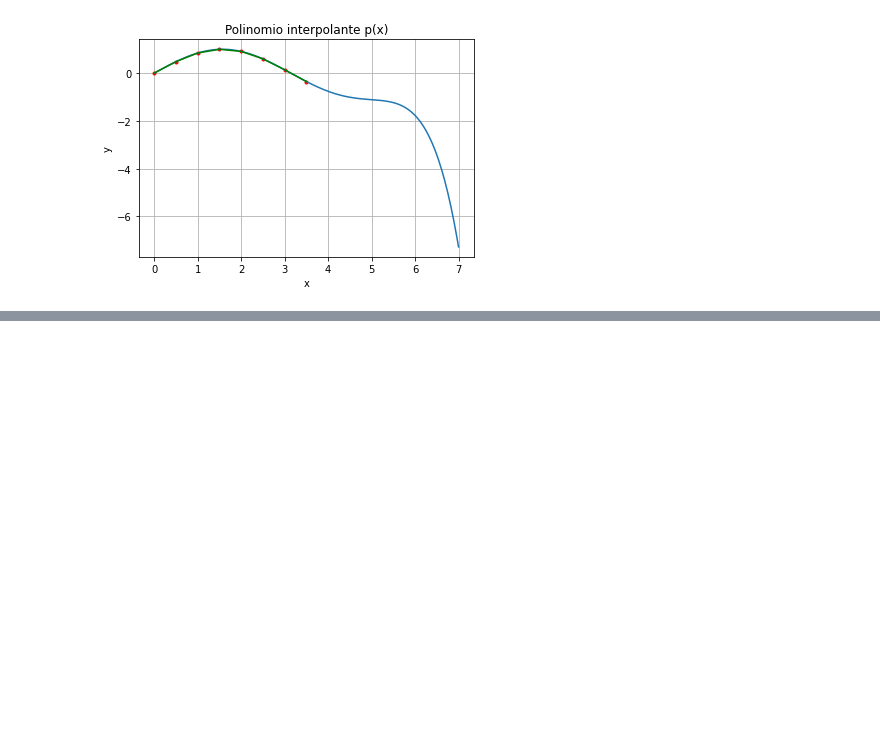
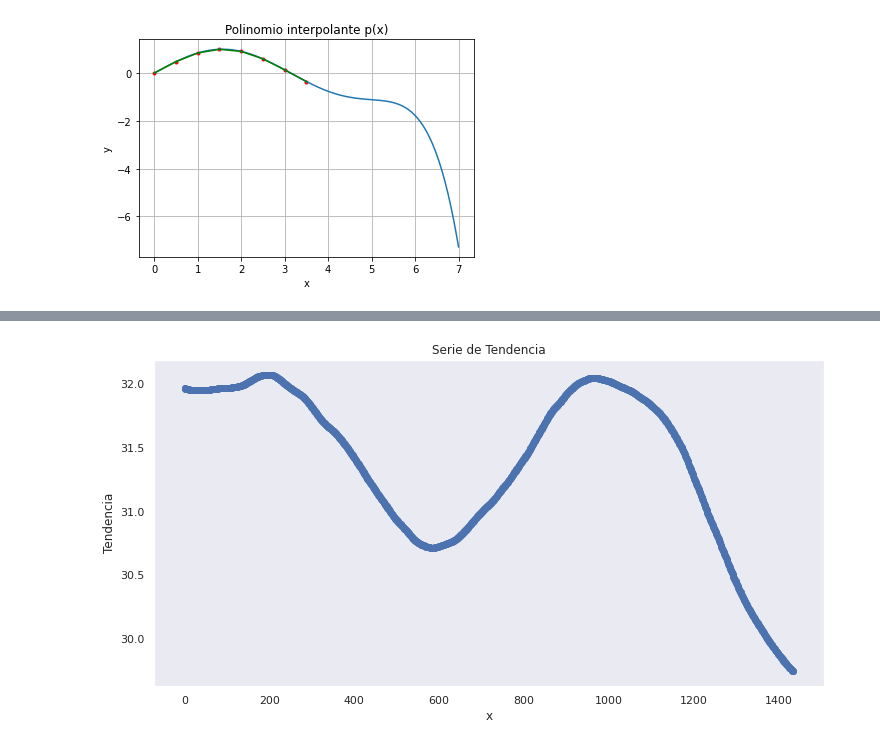
Before and after one commit to Carlos8abl/F-sica-Computacional, a Jupyter notebook: Actividad 7/Actividad 7.ipynb, the cells around one changed output, grey strips where cells are left out. Saved outputs shown, nothing was run; the diff lists cells and outputs as text; code cells hidden in the pictures; blank space fills up the shorter version.

```diff
--- a/Actividad 7/Actividad 7.ipynb
+++ b/Actividad 7/Actividad 7.ipynb
@@ -309,0 +362,12 @@ plt.show()
+# %%
+N = 1435
+x = np.arange(0,N)
+y = trendMax
+plt.scatter(x,y);
+plt.grid()
+plt.title('Serie de Tendencia')
+plt.xlabel('x')
+plt.ylabel('Tendencia')
+plt.show()
+# %% [output]
+[figure, added]
```
Also changed, not shown: parts of 25 cells of this notebook, 2 other files.
